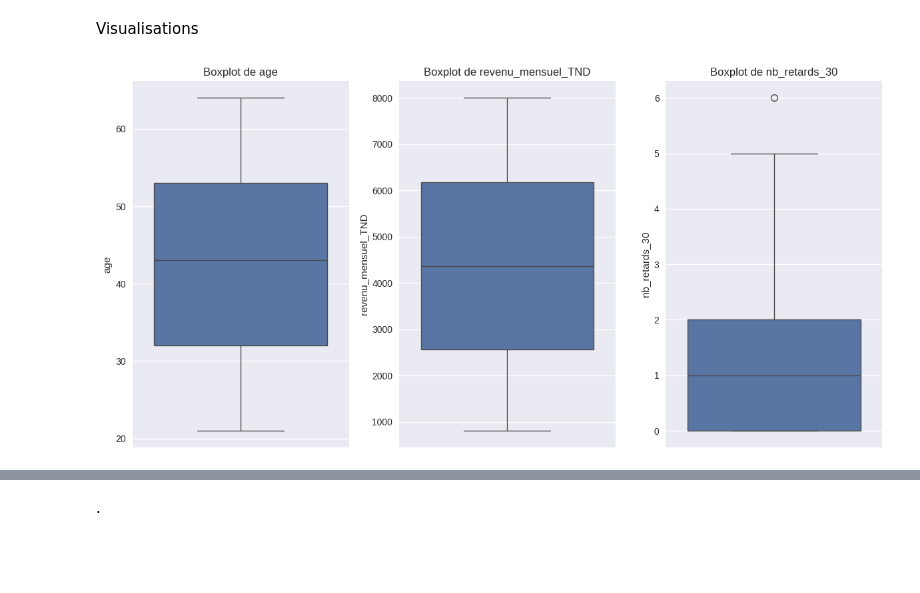
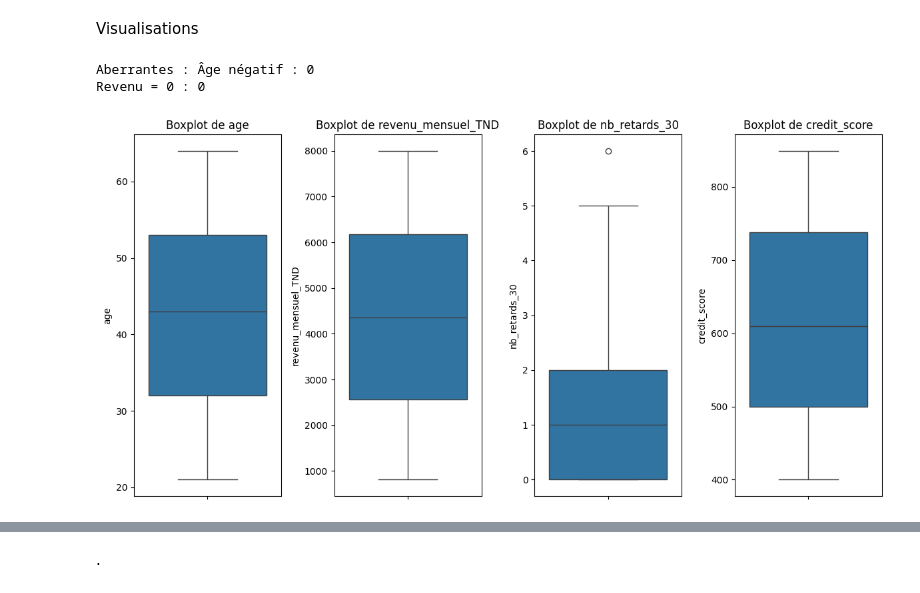
Before and after one commit to yousra0/Analysis-and-Prediction-of-Customer-Non-Payment-Risk, a Jupyter notebook: phase 1.ipynb, the cells around one changed output, grey strips where cells are left out. Saved outputs shown, nothing was run; the diff lists cells and outputs as text; code cells hidden in the pictures; blank space fills up the shorter version.

```diff
--- a/phase 1.ipynb
+++ b/phase 1.ipynb
@@ -46,9 +47,6 @@ print(os.listdir('/content/drive/My Drive/'))
 ['telepherique.h', 'telepherique.c', 'main (2).c', 'Classroom', ' Fiche1 Etude théorique.gdoc', 'Logique21-22.gdoc', 'Jeu énoncé_ FAD (1).gdoc', 'TDN°1 ALGO.gdoc', 'Yousra Chaieb - 2.1.Plus rien ne ...
 # %%
 df = pd.read_excel(file_path)
-# %%
-#chargement de dataset
-df = pd.read_excel('C:/Users/lenovo/Desktop/dataset_leasing.xlsx')
 # %%
 # Vérification de la taille du dataset
 print("Shape du dataset:", df.shape)
@@ -332,0 +286,4 @@ fig.show()
+# %%
+# Les colonnes contenant des valeurs manquantes
+col_76 = 'date_default'
+col_18 = 'dernier_retard_date'
@@ -332,0 +303,12 @@ fig.show()
+# %%
+# Traitements et création de la table df_clean
+# Suppression de la colonne 76 pour éviter biais car elle a +70% des vals.manq
+cols_to_drop = [col_76]
+df_clean = df.drop(columns=cols_to_drop)
+
+# Imputation de la colonne 18 avec la mode valeur plus fréquente)
+df_clean[col_18].fillna(df_clean[col_18].mode()[0], inplace=True)
+df_clean['has_no_default_date'] = df[col_76].isna().astype(int)  # Flag binaire car les manquants dans date_defaut sont informatifs
+
+# Visualisation (vérifiction des manquants résiduels après traitements pour confirmer que df_clean est pret pour EDA)
+print("Manquants restants :", df_clean.isna().sum()[df_clean.isna().sum() > 0])
@@ -489,0 +457,7 @@ Name: count, dtype: int64
+# %%
+# Statistiques pour variables catégorielles
+if 'df_clean' in globals():
+    cat_cols = df_clean.select_dtypes(include=['object']).columns
+    for col in cat_cols:
+        print(f"\n{col} uniques : {df_clean[col].nunique()}")
+        print(df_clean[col].value_counts().head())
@@ -490,14 +482,21 @@ Name: count, dtype: int64
 # %% [markdown]
 Visualisations
+# %%
+# Vérification aberrantes
+print("\nAberrantes : Âge négatif :", (df_clean['age'] < 0).sum())
+print("Revenu = 0 :", (df_clean['revenu_mensuel_TND'] == 0).sum())
+# %% [output]
+Aberrantes : Âge négatif : 0
+Revenu = 0 : 0
 # %%
 # Boxplots pour outliers sur variables clés
-key_num_cols = ['age', 'revenu_mensuel_TND', 'nb_retards_30']  # Exemples
+key_num_cols = ['age', 'revenu_mensuel_TND', 'nb_retards_30', 'credit_score']
 plt.figure(figsize=(12, 6))
 for i, col in enumerate(key_num_cols, 1):
     plt.subplot(1, len(key_num_cols), i)
     sns.boxplot(y=df[col])
     plt.title(f"Boxplot de {col}")
 plt.tight_layout()
 plt.show()
 # %% [output]
-[figure, old version]
+[figure, new version]
```
Also changed, not shown: parts of 133 cells of this notebook.
